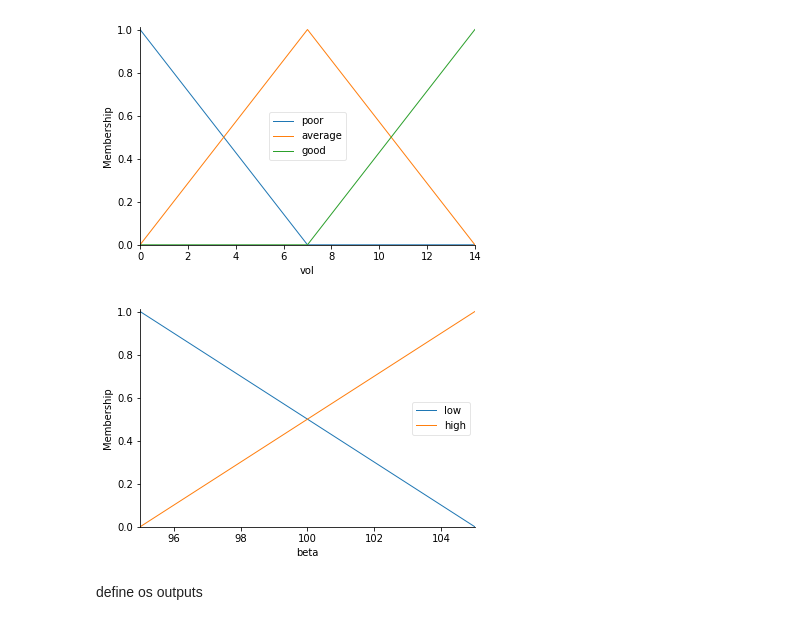
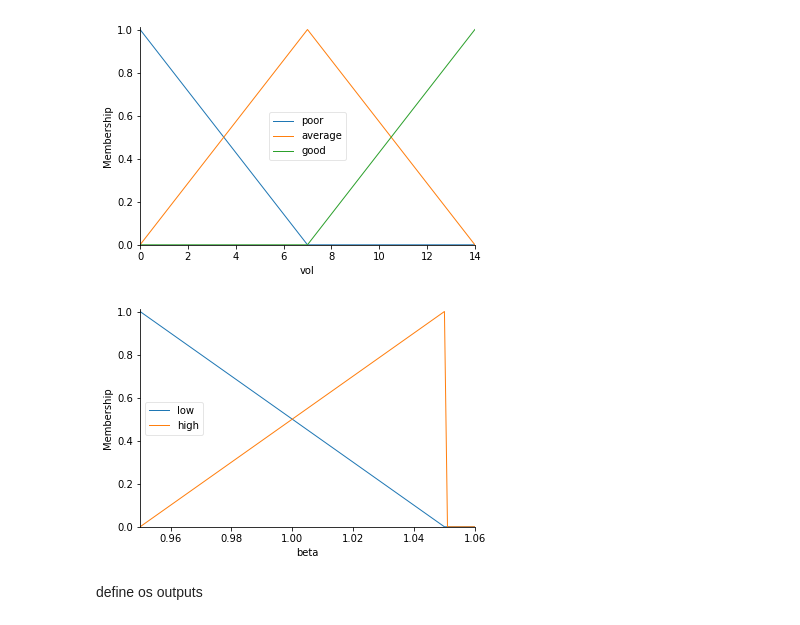
Before and after one commit to luizcartolano2/mc906, a Jupyter notebook: projeto3/fuzzy.ipynb, the cells around one changed output. Cells and saved outputs as stored; diff of their text form; code cells hidden in the pictures.

```diff
--- a/projeto3/fuzzy.ipynb
+++ b/projeto3/fuzzy.ipynb
@@ -341,12 +328,12 @@ vol.view()
 # %% [output]
 [figure]
 # %%
-beta = ctrl.Antecedent(np.arange(95, 106, 1), 'beta')
-beta['low'] = fuzz.trimf(beta.universe, [95, 95, 105])
-beta['high'] = fuzz.trimf(beta.universe, [95, 105, 105])
+beta = ctrl.Antecedent(np.arange(0.95, 1.06, 0.001), 'beta')
+beta['low'] = fuzz.trimf(beta.universe, [0.95, 0.95, 1.05])
+beta['high'] = fuzz.trimf(beta.universe, [0.95, 1.05, 1.05])
 beta.view()
 # %% [output]
-[figure, old version]
+[figure, new version]
 # %% [markdown]
 define os outputs
 # %%
```
Also changed, not shown: parts of 9 cells of this notebook, 1 other file.
